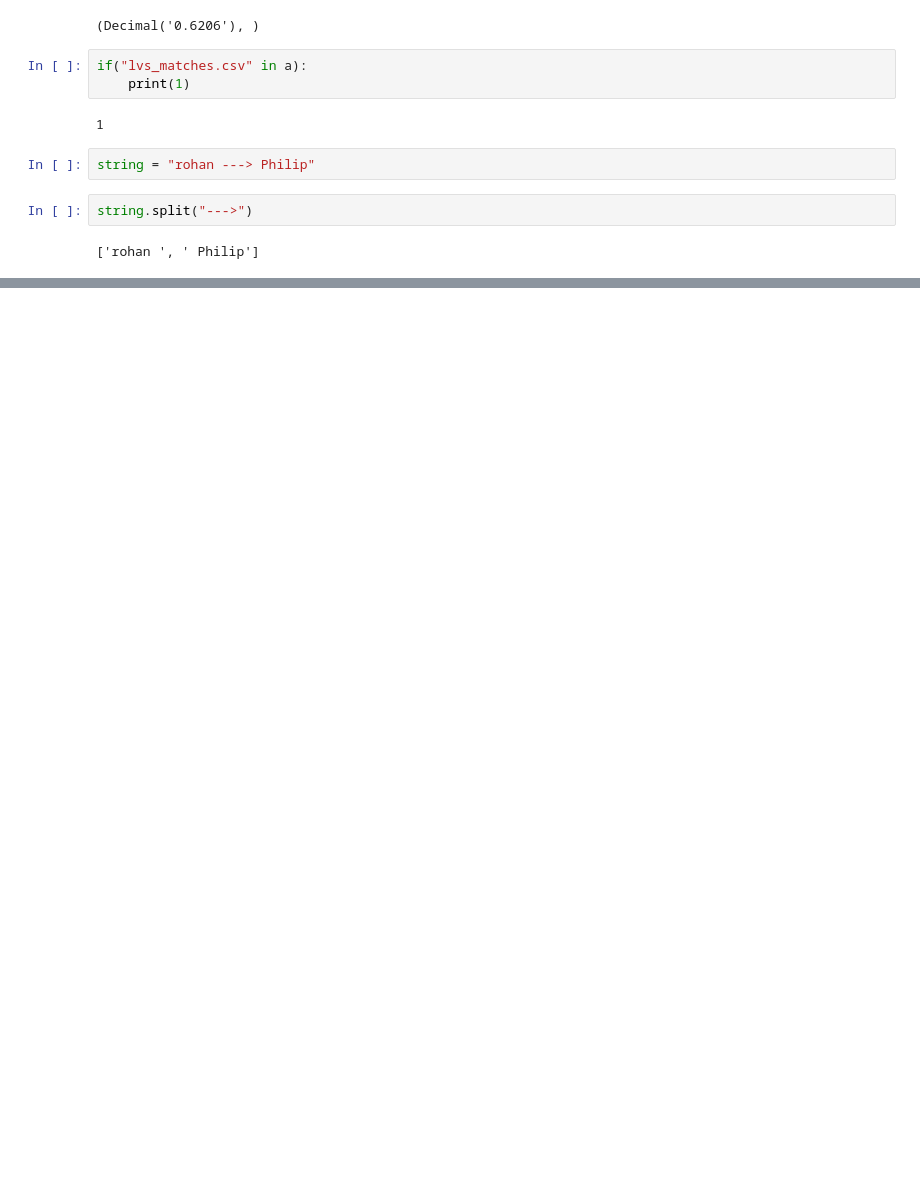
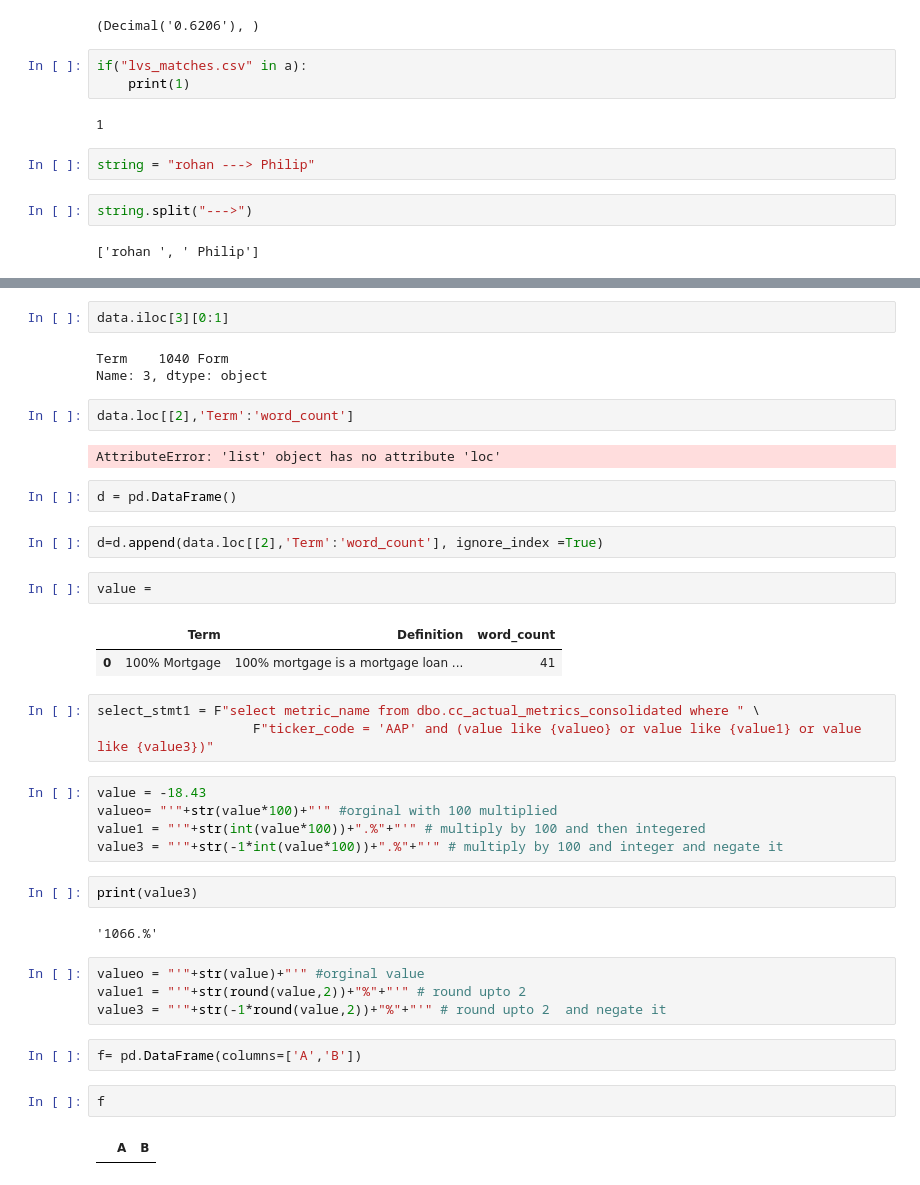
Before and after one commit to archit1998/Thapovan2, a Jupyter notebook: team2.ipynb, the cells around one changed output, grey strips where cells are left out. Cells and saved outputs as stored; diff of their text form; blank space fills up the shorter version.

```diff
--- a/team2.ipynb
+++ b/team2.ipynb
@@ -975,0 +1023,40 @@ NameError: name 'excel_data' is not defined
+# %%
+data.iloc[3][0:1]
+# %% [output]
+Term    1040 Form
+Name: 3, dtype: object
+# %%
+data.loc[[2],'Term':'word_count']
+# %% [output]
+AttributeError: 'list' object has no attribute 'loc'
+# %%
+d = pd.DataFrame()
+# %%
+d=d.append(data.loc[[2],'Term':'word_count'], ignore_index =True)
+# %%
+value =
+# %% [output]
+|  | Term | Definition | word_count |
+| 0 | 100% Mortgage | 100% mortgage is a mortgage loan ... | 41 |
+# %%
+select_stmt1 = F"select metric_name from dbo.cc_actual_metrics_consolidated where " \
+                    F"ticker_code = 'AAP' and (value like {valueo} or value like {value1} or value like {value3})"
+# %%
+value = -18.43
+valueo= "'"+str(value*100)+"'" #orginal with 100 multiplied
+value1 = "'"+str(int(value*100))+".%"+"'" # multiply by 100 and then integered
+value3 = "'"+str(-1*int(value*100))+".%"+"'" # multiply by 100 and integer and negate it
+# %%
+print(value3)
+# %% [output]
+'1066.%'
+# %%
+valueo = "'"+str(value)+"'" #orginal value
+value1 = "'"+str(round(value,2))+"%"+"'" # round upto 2
+value3 = "'"+str(-1*round(value,2))+"%"+"'" # round upto 2  and negate it
+# %%
+f= pd.DataFrame(columns=['A','B'])
+# %%
+f
+# %% [output]
+|  | A | B |
```
Also changed, not shown: parts of 8 cells of this notebook.
